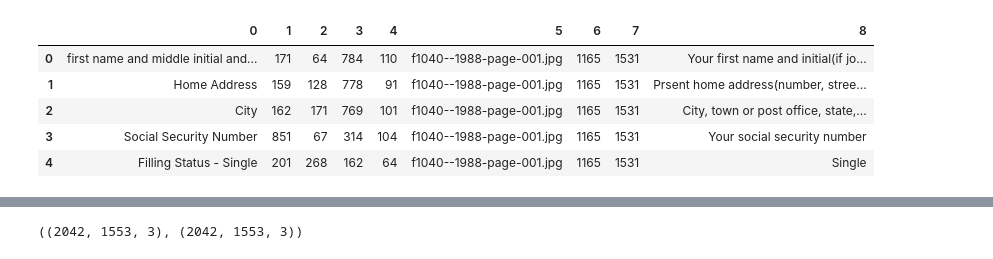
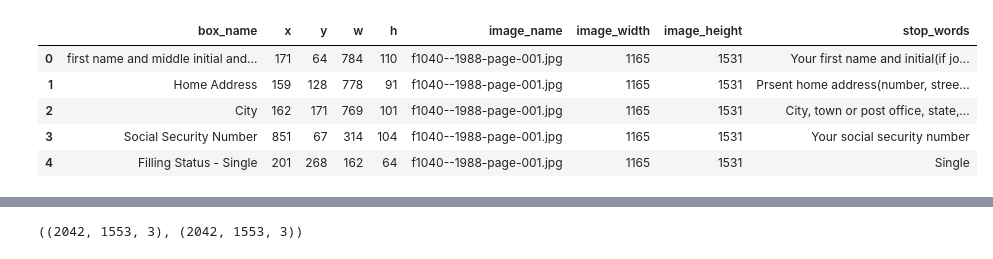
Before and after one commit to txnguyen292/OCR_automatic_data_entry, a Jupyter notebook: notebook/ocr.ipynb, the cells around one changed output, grey strips where cells are left out. Drawn from its saved outputs; the diff is of its cells as text; code cells hidden in the pictures.

```diff
--- a/notebook/ocr.ipynb
+++ b/notebook/ocr.ipynb
@@ -20,8 +20,10 @@ C:\Users\tnguy\personal_projects\EnhanceIT\capstone\data\annotations\labels_ocr_
 # %%
+columns = ["box_name", "x", "y", "w", "h", "image_name", "image_width", "image_height", "stop_words"]
 df = pd.read_csv(CONFIG.data / "annotations" / "final_project.csv", header=None)
+df.columns = columns
 df.head()
 # %% [output]
-|  | 0 | 1 | 2 | 3 | 4 | 5 | 6 | 7 | 8 |
+|  | box_name | x | y | w | h | image_name | image_width | image_height | stop_words |
 | 0 | first name and middle initial and... | 171 | 64 | 784 | 110 | f1040--1988-page-001.jpg | 1165 | 1531 | Your first name and initial(if jo... |
 | 1 | Home Address | 159 | 128 | 778 | 91 | f1040--1988-page-001.jpg | 1165 | 1531 | Prsent home address(number, stree... |
 | 2 | City | 162 | 171 | 769 | 101 | f1040--1988-page-001.jpg | 1165 | 1531 | City, town or post office, state,... |
```
Also changed, not shown: parts of 9 cells of this notebook.
